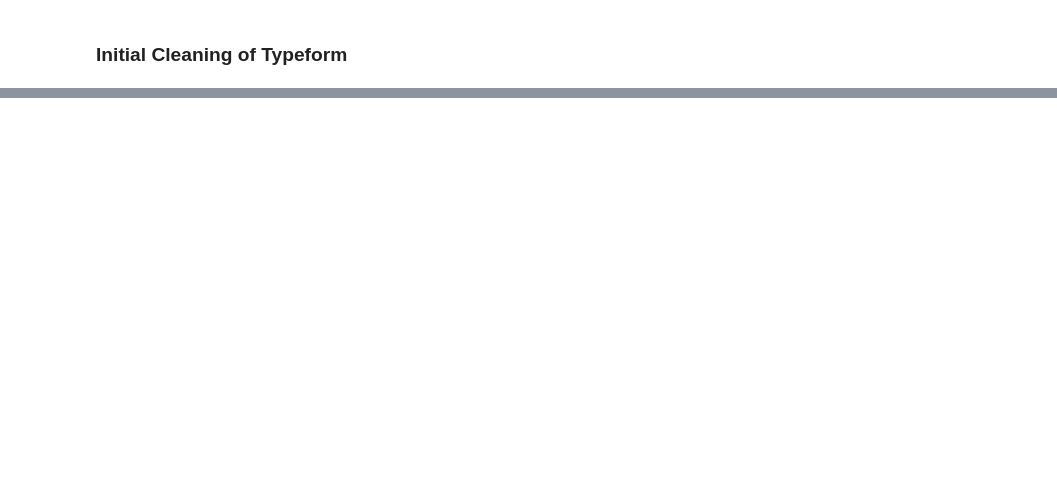
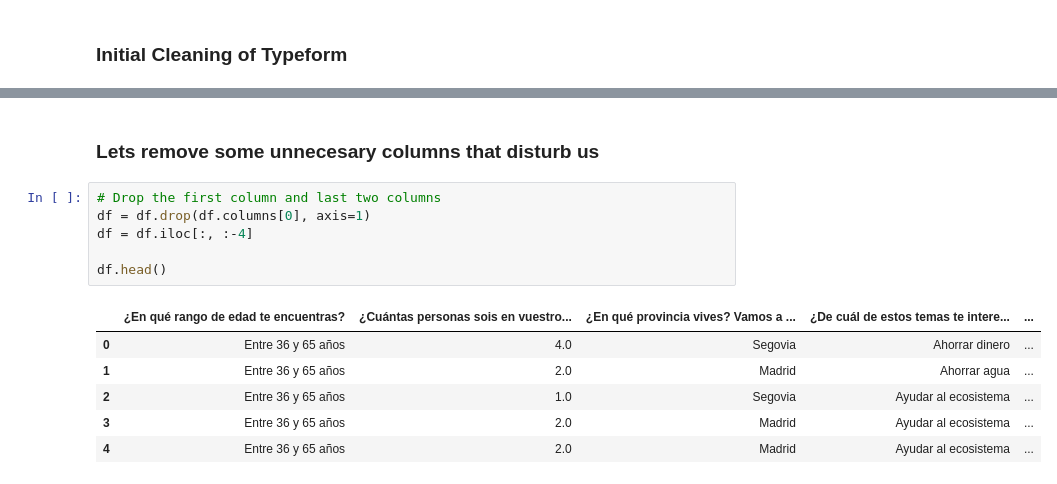
Before and after one commit to IgnacioGB1990/Data_Desafio, a Jupyter notebook: Cleaning/typeform_form.ipynb, the cells around one changed output, grey strips where cells are left out. Drawn from its saved outputs; the diff is of its cells as text; blank space fills up the shorter version.

```diff
--- a/Cleaning/typeform_form.ipynb
+++ b/Cleaning/typeform_form.ipynb
@@ -22,0 +20,15 @@ df
+# %% [markdown]
+### Lets remove some unnecesary columns that disturb us
+# %%
+# Drop the first column and last two columns
+df = df.drop(df.columns[0], axis=1)
+df = df.iloc[:, :-4]
+
+df.head()
+# %% [output]
+|  | ¿En qué rango de edad te encuentras? | ¿Cuántas personas sois en vuestro... | ¿En qué provincia vives? Vamos a ... | ¿De cuál de estos temas te intere... | ... |
+| 0 | Entre 36 y 65 años | 4.0 | Segovia | Ahorrar dinero | ... |
+| 1 | Entre 36 y 65 años | 2.0 | Madrid | Ahorrar agua | ... |
+| 2 | Entre 36 y 65 años | 1.0 | Segovia | Ayudar al ecosistema | ... |
+| 3 | Entre 36 y 65 años | 2.0 | Madrid | Ayudar al ecosistema | ... |
+| 4 | Entre 36 y 65 años | 2.0 | Madrid | Ayudar al ecosistema | ... |
```
Also changed, not shown: parts of 6 cells of this notebook, 2 other files.
